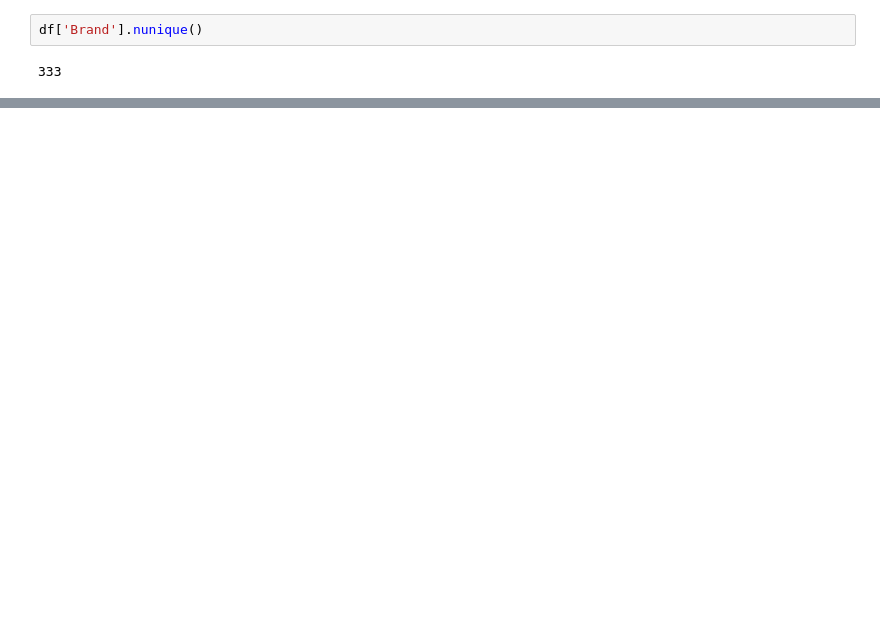
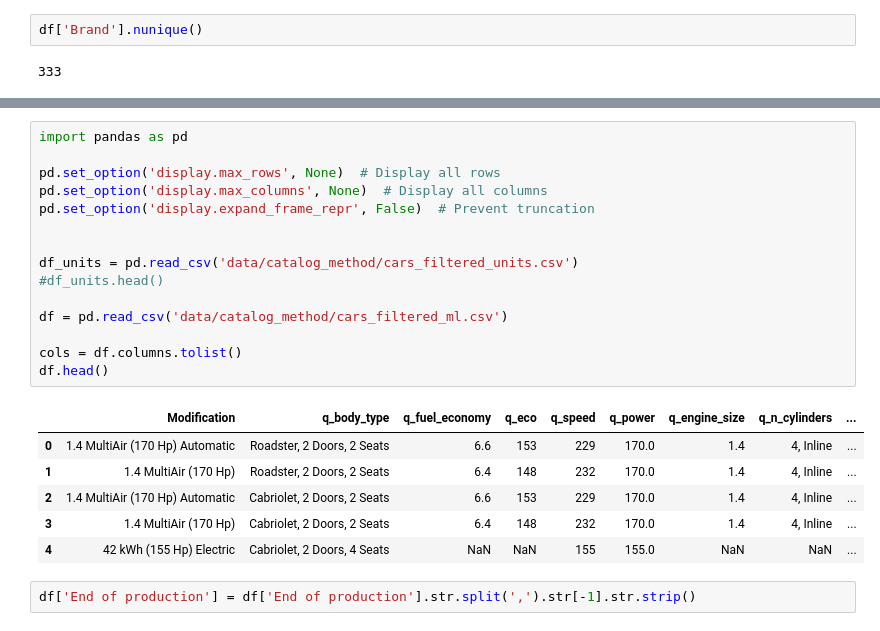
Before and after one commit to Leko7/allcars3, a Jupyter notebook: explore2.ipynb, the cells around one changed output, grey strips where cells are left out. Cells and saved outputs as stored; diff of their text form; blank space fills up the shorter version.

```diff
--- a/explore2.ipynb
+++ b/explore2.ipynb
@@ -41,0 +479,24 @@ df['Model'].nunique()
+# %%
+import pandas as pd
+
+pd.set_option('display.max_rows', None)  # Display all rows
+pd.set_option('display.max_columns', None)  # Display all columns
+pd.set_option('display.expand_frame_repr', False)  # Prevent truncation
+
+
+df_units = pd.read_csv('data/catalog_method/cars_filtered_units.csv')
+#df_units.head()
+
+df = pd.read_csv('data/catalog_method/cars_filtered_ml.csv')
+
+cols = df.columns.tolist()
+df.head()
+# %% [output]
+|  | Modification | q_body_type | q_fuel_economy | q_eco | q_speed | q_power | q_engine_size | q_n_cylinders | ... |
+| 0 | 1.4 MultiAir (170 Hp) Automatic | Roadster, 2 Doors, 2 Seats | 6.6 | 153 | 229 | 170.0 | 1.4 | 4, Inline | ... |
+| 1 | 1.4 MultiAir (170 Hp) | Roadster, 2 Doors, 2 Seats | 6.4 | 148 | 232 | 170.0 | 1.4 | 4, Inline | ... |
+| 2 | 1.4 MultiAir (170 Hp) Automatic | Cabriolet, 2 Doors, 2 Seats | 6.6 | 153 | 229 | 170.0 | 1.4 | 4, Inline | ... |
+| 3 | 1.4 MultiAir (170 Hp) | Cabriolet, 2 Doors, 2 Seats | 6.4 | 148 | 232 | 170.0 | 1.4 | 4, Inline | ... |
+| 4 | 42 kWh (155 Hp) Electric | Cabriolet, 2 Doors, 4 Seats | NaN | NaN | 155 | 155.0 | NaN | NaN | ... |
+# %%
+df['End of production'] = df['End of production'].str.split(',').str[-1].str.strip()
```
Also changed, not shown: parts of 45 cells of this notebook, 3 other files.
